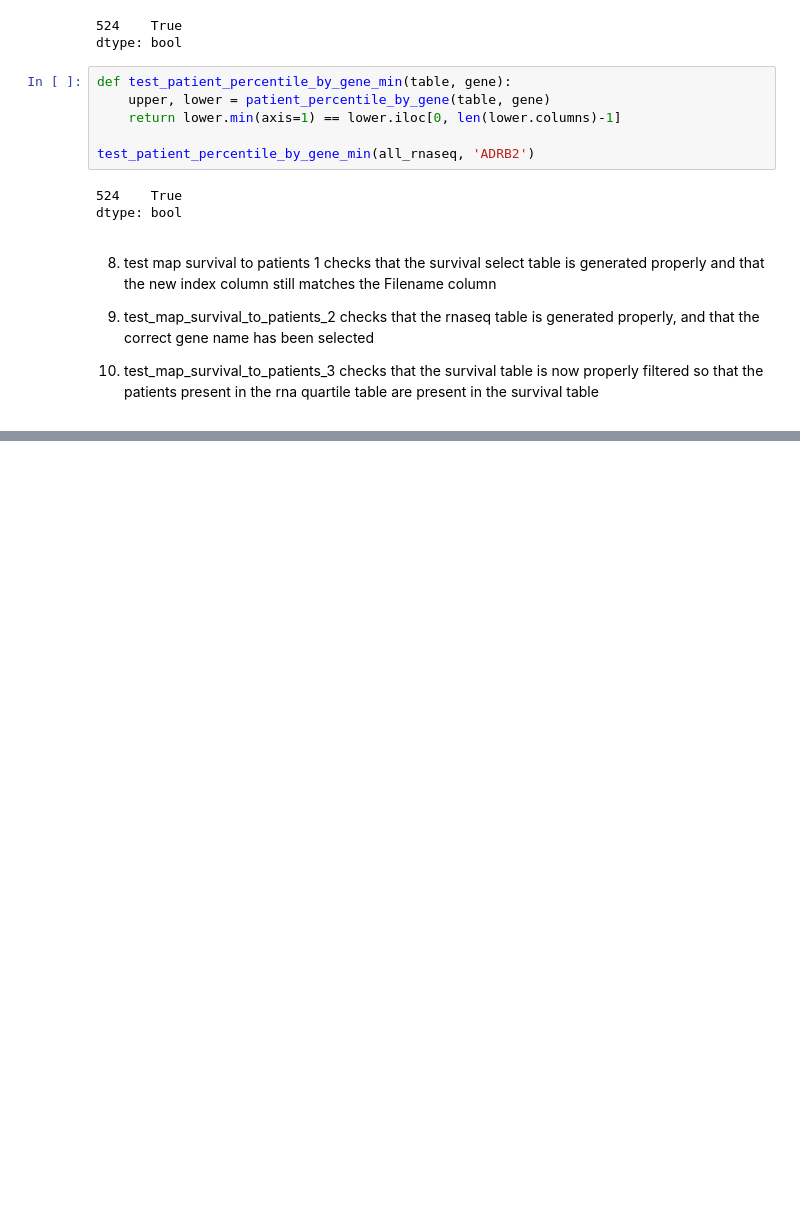
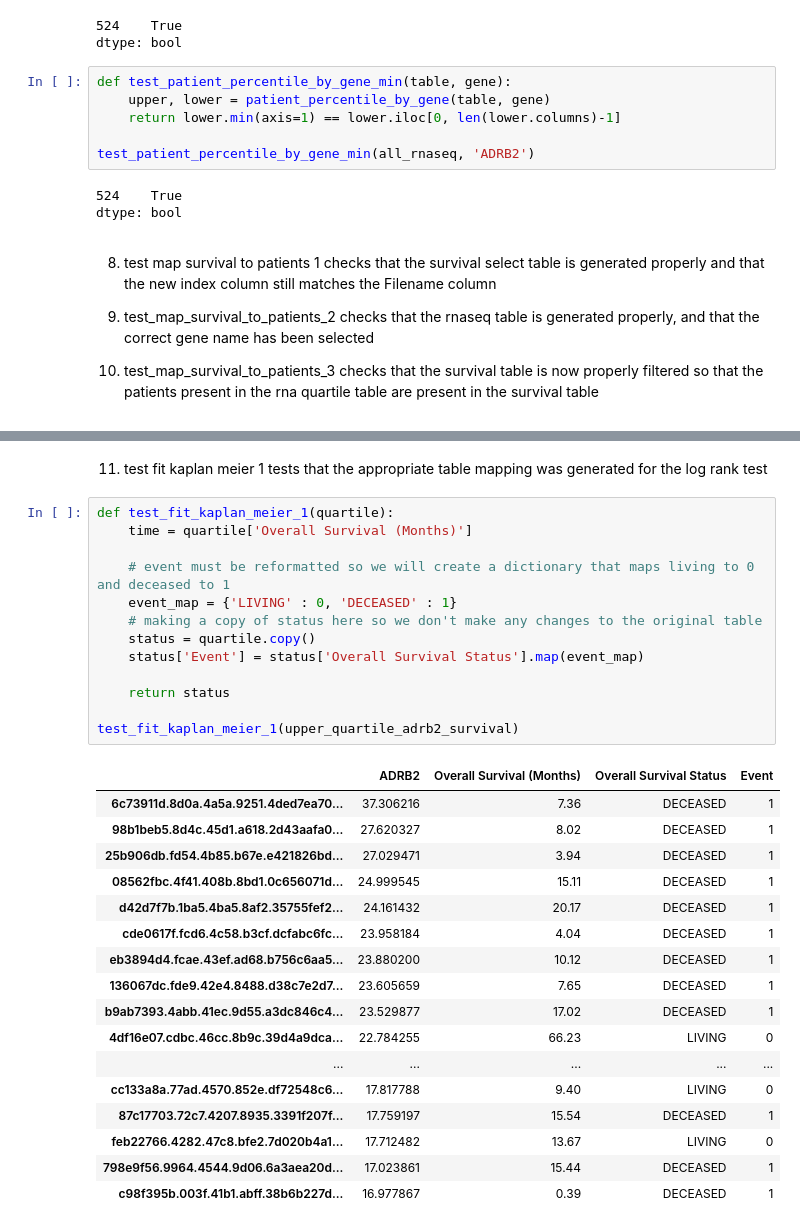
Before and after one commit to sophiaho/broad-work, a Jupyter notebook: test_tumor_survival_associations.ipynb, the cells around one changed output, grey strips where cells are left out. Saved outputs shown, nothing was run; the diff lists cells and outputs as text; blank space fills up the shorter version.

```diff
--- a/test_tumor_survival_associations.ipynb
+++ b/test_tumor_survival_associations.ipynb
@@ -288,2 +288,35 @@ test_map_survival_to_patients_3(upper_quartile, survival)
 # %% [output]
 True
+# %% [markdown]
+11. test fit kaplan meier 1 tests that the appropriate table mapping was generated for the log rank test
+# %%
+def test_fit_kaplan_meier_1(quartile):
+    time = quartile['Overall Survival (Months)']
+
+    # event must be reformatted so we will create a dictionary that maps living to 0 and deceased to 1
+    event_map = {'LIVING' : 0, 'DECEASED' : 1}
+    # making a copy of status here so we don't make any changes to the original table
+    status = quartile.copy()
+    status['Event'] = status['Overall Survival Status'].map(event_map)
+
+    return status
+
+test_fit_kaplan_meier_1(upper_quartile_adrb2_survival)
+# %% [output]
+|  | ADRB2 | Overall Survival (Months) | Overall Survival Status | Event |
+| 6c73911d.8d0a.4a5a.9251.4ded7ea70... | 37.306216 | 7.36 | DECEASED | 1 |
+| 98b1beb5.8d4c.45d1.a618.2d43aafa0... | 27.620327 | 8.02 | DECEASED | 1 |
+| 25b906db.fd54.4b85.b67e.e421826bd... | 27.029471 | 3.94 | DECEASED | 1 |
+| 08562fbc.4f41.408b.8bd1.0c656071d... | 24.999545 | 15.11 | DECEASED | 1 |
+| d42d7f7b.1ba5.4ba5.8af2.35755fef2... | 24.161432 | 20.17 | DECEASED | 1 |
+| cde0617f.fcd6.4c58.b3cf.dcfabc6fc... | 23.958184 | 4.04 | DECEASED | 1 |
+| eb3894d4.fcae.43ef.ad68.b756c6aa5... | 23.880200 | 10.12 | DECEASED | 1 |
+| 136067dc.fde9.42e4.8488.d38c7e2d7... | 23.605659 | 7.65 | DECEASED | 1 |
+| b9ab7393.4abb.41ec.9d55.a3dc846c4... | 23.529877 | 17.02 | DECEASED | 1 |
+| 4df16e07.cdbc.46cc.8b9c.39d4a9dca... | 22.784255 | 66.23 | LIVING | 0 |
+| ... | ... | ... | ... | ... |
+| cc133a8a.77ad.4570.852e.df72548c6... | 17.817788 | 9.40 | LIVING | 0 |
+| 87c17703.72c7.4207.8935.3391f207f... | 17.759197 | 15.54 | DECEASED | 1 |
+| feb22766.4282.47c8.bfe2.7d020b4a1... | 17.712482 | 13.67 | LIVING | 0 |
+| 798e9f56.9964.4544.9d06.6a3aea20d... | 17.023861 | 15.44 | DECEASED | 1 |
+| c98f395b.003f.41b1.abff.38b6b227d... | 16.977867 | 0.39 | DECEASED | 1 |
```
Also changed, not shown: parts of 4 cells of this notebook, 1 other file.
